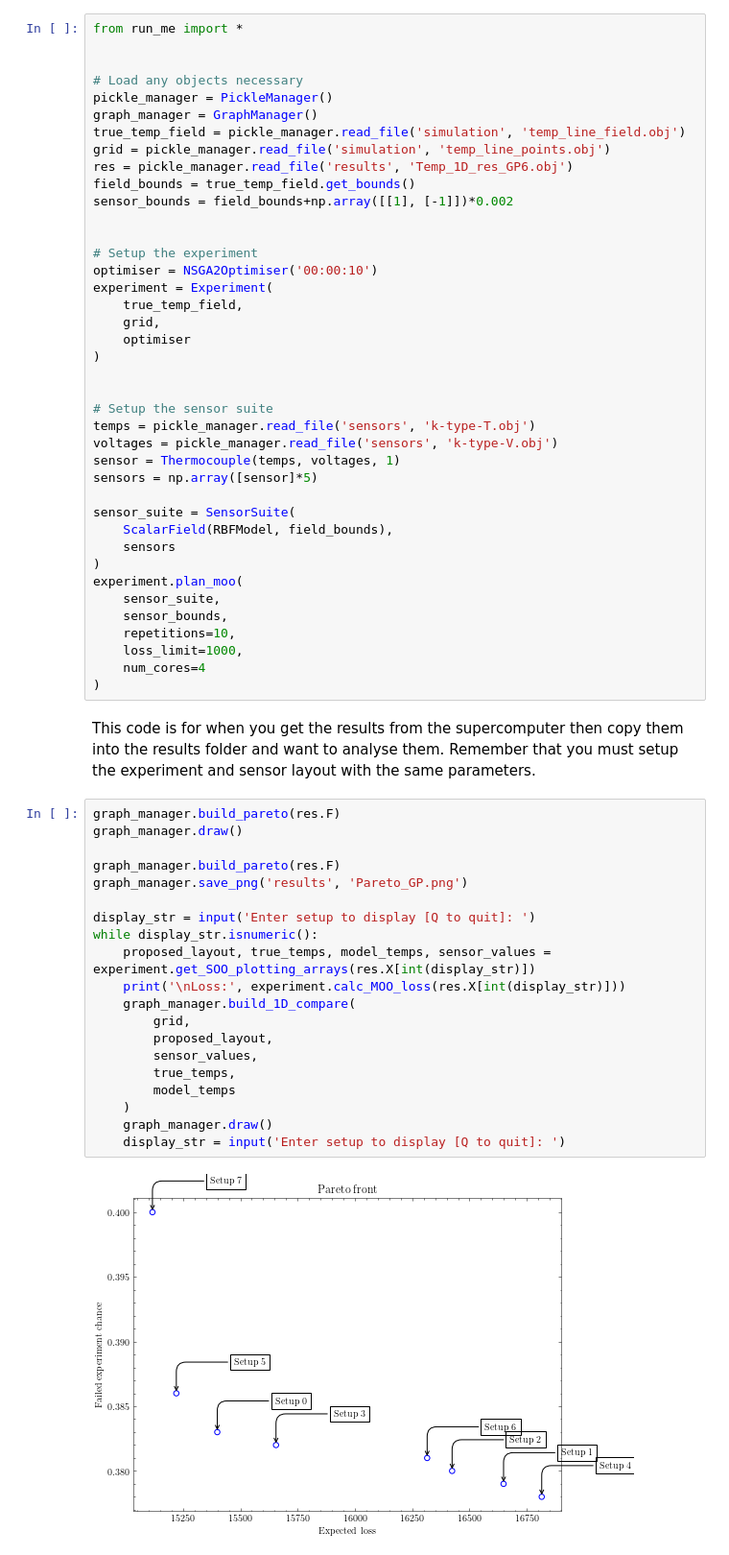
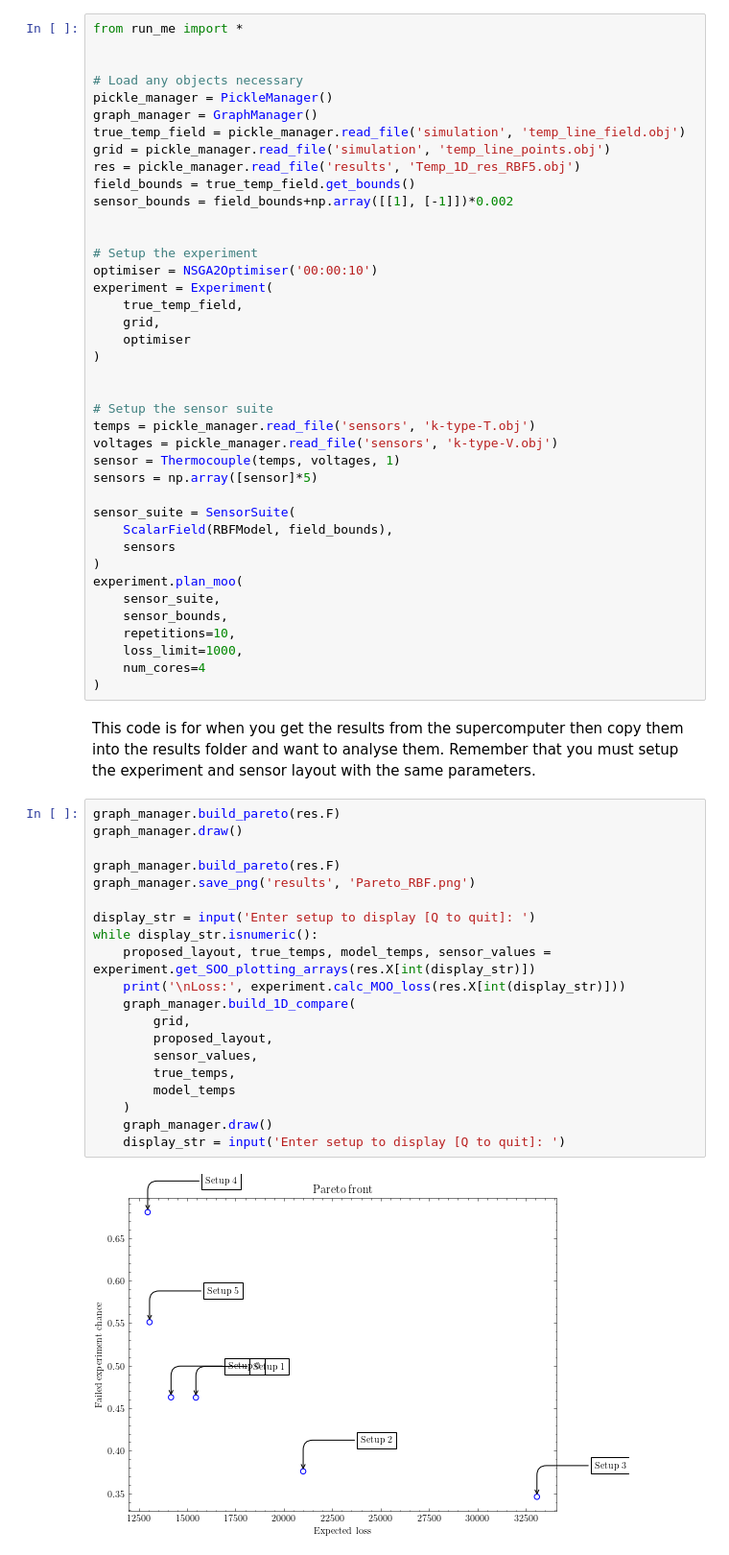
Before and after one commit to aurora-multiphysics/cyclops, a Jupyter notebook: tutorials/4.0 results analysis.ipynb, the cells around one changed output. Shown at 96% size. Drawn from its saved outputs; the diff is of its cells as text.

Commit message:
results analysis

```diff
--- a/tutorials/4.0 results analysis.ipynb
+++ b/tutorials/4.0 results analysis.ipynb
@@ -21,7 +21,7 @@ pickle_manager = PickleManager()
 graph_manager = GraphManager()
 true_temp_field = pickle_manager.read_file('simulation', 'temp_line_field.obj')
 grid = pickle_manager.read_file('simulation', 'temp_line_points.obj')
-res = pickle_manager.read_file('results', 'Temp_1D_res_GP6.obj')
+res = pickle_manager.read_file('results', 'Temp_1D_res_RBF5.obj')
 field_bounds = true_temp_field.get_bounds()
 sensor_bounds = field_bounds+np.array([[1], [-1]])*0.002
 
@@ -57,22 +57,22 @@ This code is for when you get the results from the supercomputer then copy them
 # %%
 graph_manager.build_pareto(res.F)
 graph_manager.draw()
 
 graph_manager.build_pareto(res.F)
-graph_manager.save_png('results', 'Pareto_GP.png')
+graph_manager.save_png('results', 'Pareto_RBF.png')
 
 display_str = input('Enter setup to display [Q to quit]: ')
 while display_str.isnumeric():
     proposed_layout, true_temps, model_temps, sensor_values = experiment.get_SOO_plotting_arrays(res.X[int(display_str)])
     print('\nLoss:', experiment.calc_MOO_loss(res.X[int(display_str)]))
     graph_manager.build_1D_compare(
         grid,
         proposed_layout,
         sensor_values,
         true_temps,
         model_temps
     )
     graph_manager.draw()
     display_str = input('Enter setup to display [Q to quit]: ')
 # %% [output]
-[figure, old version]
+[figure, new version]
```
Also changed, not shown: parts of 1 cell of this notebook.
